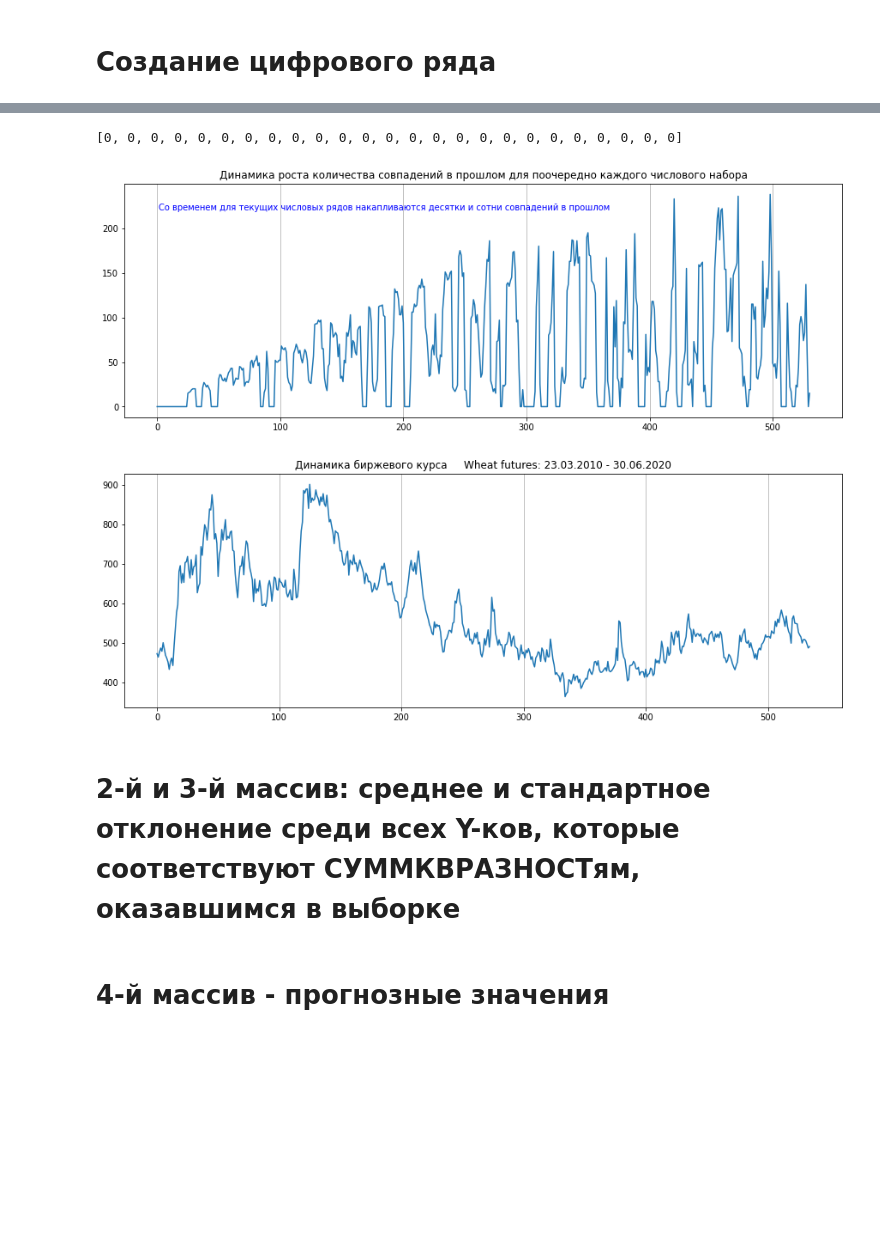
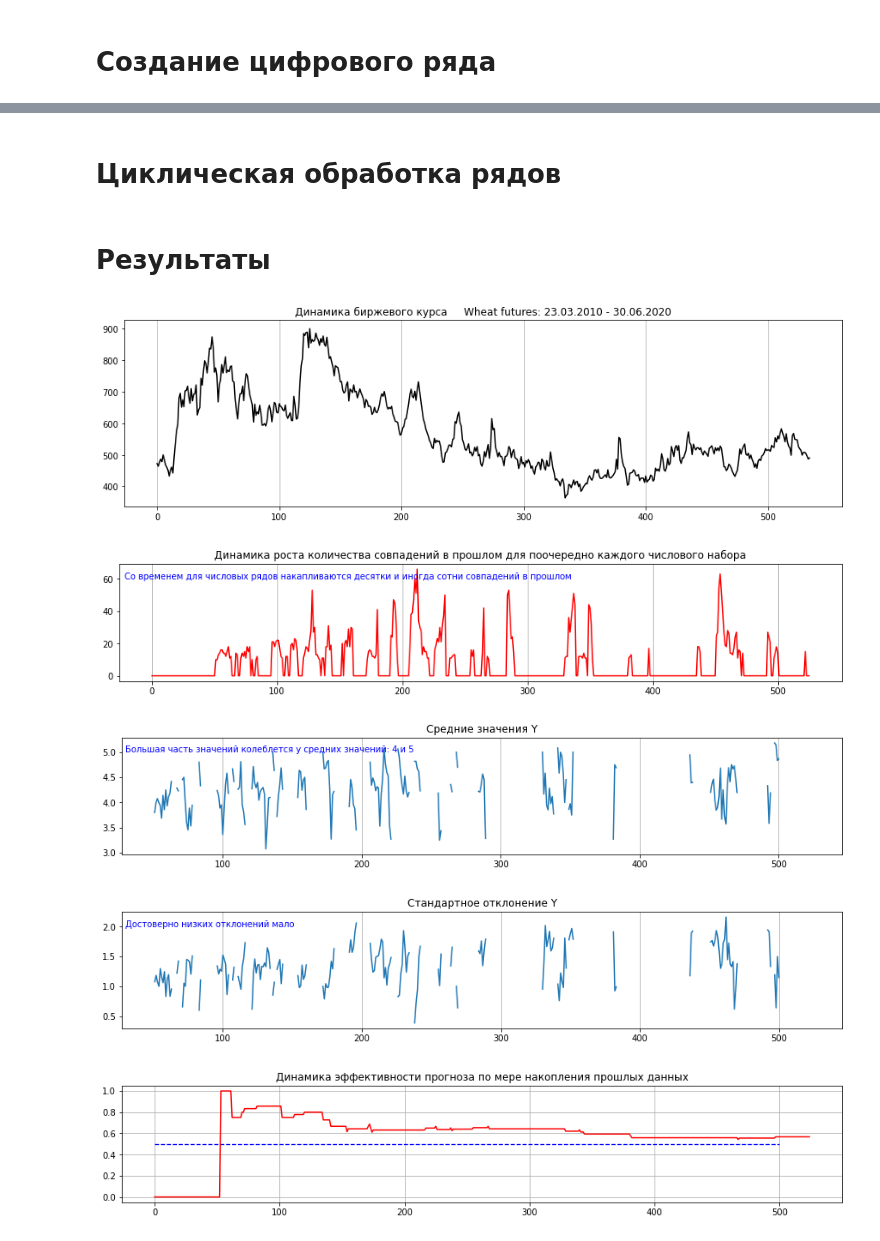
Before and after one commit to ForestTiger-GH/COTRA, a Jupyter notebook: Numeric_Classifier.ipynb, the cells around one changed output, grey strips where cells are left out. Cells and saved outputs as stored; diff of their text form; code cells hidden in the pictures; blank space fills up the shorter version.

Commit message:
Added more charts; optimization

```diff
--- a/Numeric_Classifier.ipynb
+++ b/Numeric_Classifier.ipynb
@@ -69,10 +63,10 @@ plt.plot(OI)
 # %%
 # ------------ ВВОДНЫЕ ------------ #
 
-interval = 5                                                                     # Размерность окна
-entry_ssq = 12                                                                   # Пороговая СУММКВРАЗНОСТЬ
-min_ssq_target = 15                                                              # Минимальное количество СУММКВРАЗНОСТей
-max_deviation = 1                                                                # Стандартное отклонение, не более
+interval = 10                                                                    # Размерность окна
+entry_ssq = 16                                                                   # Пороговая СУММКВРАЗНОСТЬ
+min_ssq_target = 10                                                              # Минимальное количество СУММКВРАЗНОСТей
+max_deviation = 1.05                                                             # Стандартное отклонение, не более
 max_dev_fr_intmean = 0.335                                                       # Отклонение от целого среднего, не более
 
 # ------------ РАСЧЕТНЫЕ ------------ #
@@ -142,5 +109,2 @@ for i in range(cut_length):
-# %%
-# Обнуление количества совпадений, ниже минимального порога
-for w in range(cut_length):
-    if matches[w] < min_ssq_target:
-        matches[w] = 0
+# %% [markdown]
+# Циклическая обработка рядов
@@ -147,23 +192,43 @@ for w in range(cut_length):
+# %% [markdown]
+# Результаты
 # %%
-# Результат
-print(matches[0:25], end='\n\n')
-plt.figure(figsize=(15,5))
+plt.figure(figsize=(15,4))
+plt.grid(axis='x')
+plt.title("Динамика биржевого курса     "+df2_name)
+plt.plot(price, color = 'black')
+plt.show()
+print()
+plt.figure(figsize=(15,2.5))
 plt.grid(axis='x')
 plt.title("Динамика роста количества совпадений в прошлом для поочередно каждого числового набора")
-plt.text(1, 220, "Со временем для текущих числовых рядов накапливаются десятки и сотни совпадений в прошлом", color = 'blue')
-plt.plot(matches)
+plt.text(-22, 60, "Со временем для числовых рядов накапливаются десятки и иногда сотни совпадений в прошлом", color = 'blue')
+plt.plot(matches, color = 'red')
 plt.show()
 print()
-plt.figure(figsize=(15,5))
+plt.figure(figsize=(15,2.5))
 plt.grid(axis='x')
-plt.title("Динамика биржевого курса     "+df2_name)
-plt.plot(price)
+plt.title("Средние значения Y")
+plt.text(30, 5, "Большая часть значений колеблется у средних значений: 4 и 5", color = 'blue')
+plt.plot(mean)
 plt.show()
+print()
+# print(np.around(dev[0:25], 2), end='\n\n')
+plt.figure(figsize=(15,2.5))
+plt.grid(axis='x')
+plt.title("Стандартное отклонение Y")
+plt.text(30, 2, "Достоверно низких отклонений мало", color = 'blue')
+plt.plot(dev)
+plt.show()
+print()
+plt.figure(figsize=(15,2.5))
+plt.grid()
+plt.hlines(0.5, 0, 500, color = 'blue', linewidth = 1.3, linestyle = '--')
+plt.title("Динамика эффективности прогноза по мере накопления прошлых данных")
+plt.plot(effe, color = 'red')
+plt.show()
 # %% [output]
-[0, 0, 0, 0, 0, 0, 0, 0, 0, 0, 0, 0, 0, 0, 0, 0, 0, 0, 0, 0, 0, 0, 0, 0, 0]
-[figure, old version]
+[figure, new version]
-[figure, old version]
+[figure, new version]
+[figure, added]
+[figure, added]
+[figure, added]
-# %% [markdown]
-# 2-й и 3-й массив: среднее и стандартное отклонение среди всех Y-ков, которые соответствуют СУММКВРАЗНОСТям, оказавшимся в выборке
-# %% [markdown]
-# 4-й массив - прогнозные значения
```
Also changed, not shown: parts of 9 cells of this notebook.
